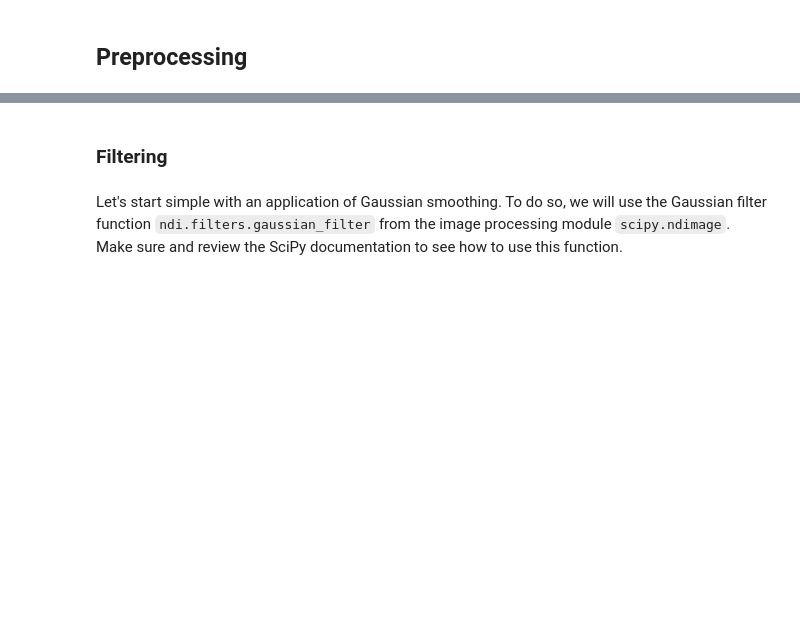
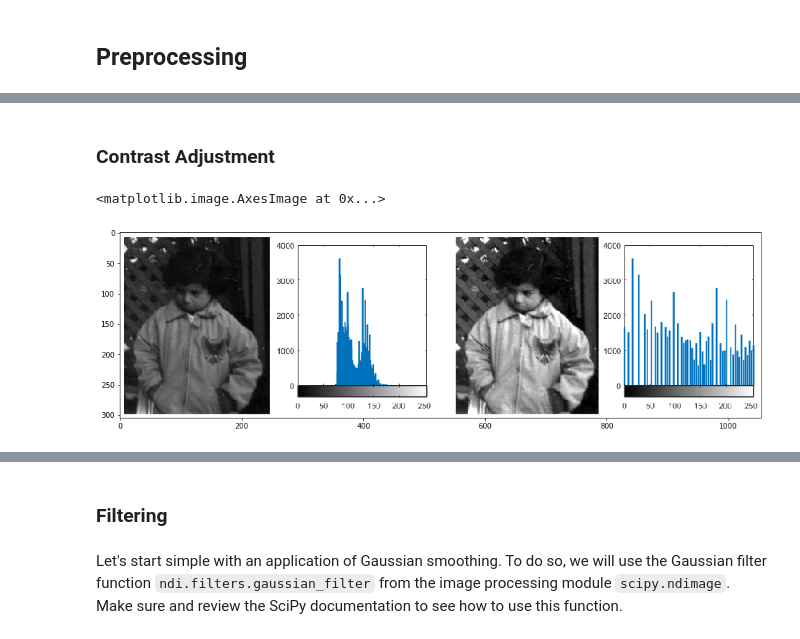
Before and after one commit to vanvalenlab/intro-to-deepcell, a Jupyter notebook: Day2_ImageProcessing.ipynb, the cells around one changed output, grey strips where cells are left out. Drawn from its saved outputs; the diff is of its cells as text; code cells hidden in the pictures; blank space fills up the shorter version.

```diff
--- a/Day2_ImageProcessing.ipynb
+++ b/Day2_ImageProcessing.ipynb
@@ -120,0 +137,15 @@ plt.show()
+# %% [markdown]
+### Contrast Adjustment
+# %%
+# Import phase contrast cell image
+#phase_image = imread("resources/img_000000000_Phase_000.png")
+#fig, axes = plt.subplots( nrows=1, ncols=1, figsize=(16,8) )
+#axes.imshow(phase_image, cmap='gray')
+
+# contrast adjustment illustration
+contrast_adjustment_illustration = imread("resources/contrast_adjustment.png")
+fig, axes = plt.subplots( nrows=1, ncols=1, figsize=(16,8) )
+axes.imshow(contrast_adjustment_illustration, cmap='gray')
+# %% [output]
+<matplotlib.image.AxesImage at 0x...>
+[figure, added]
```
Also changed, not shown: parts of 60 cells of this notebook.
